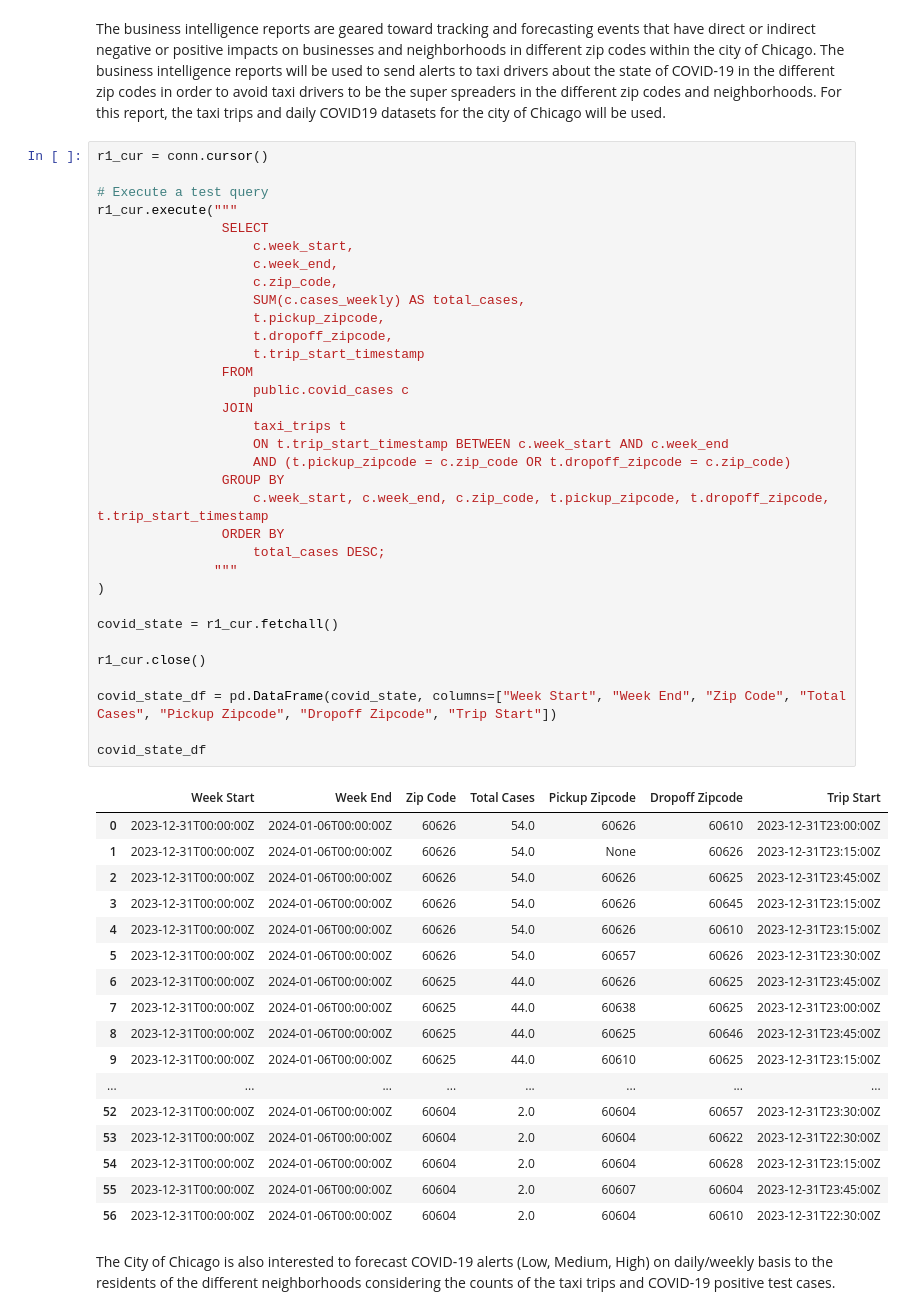
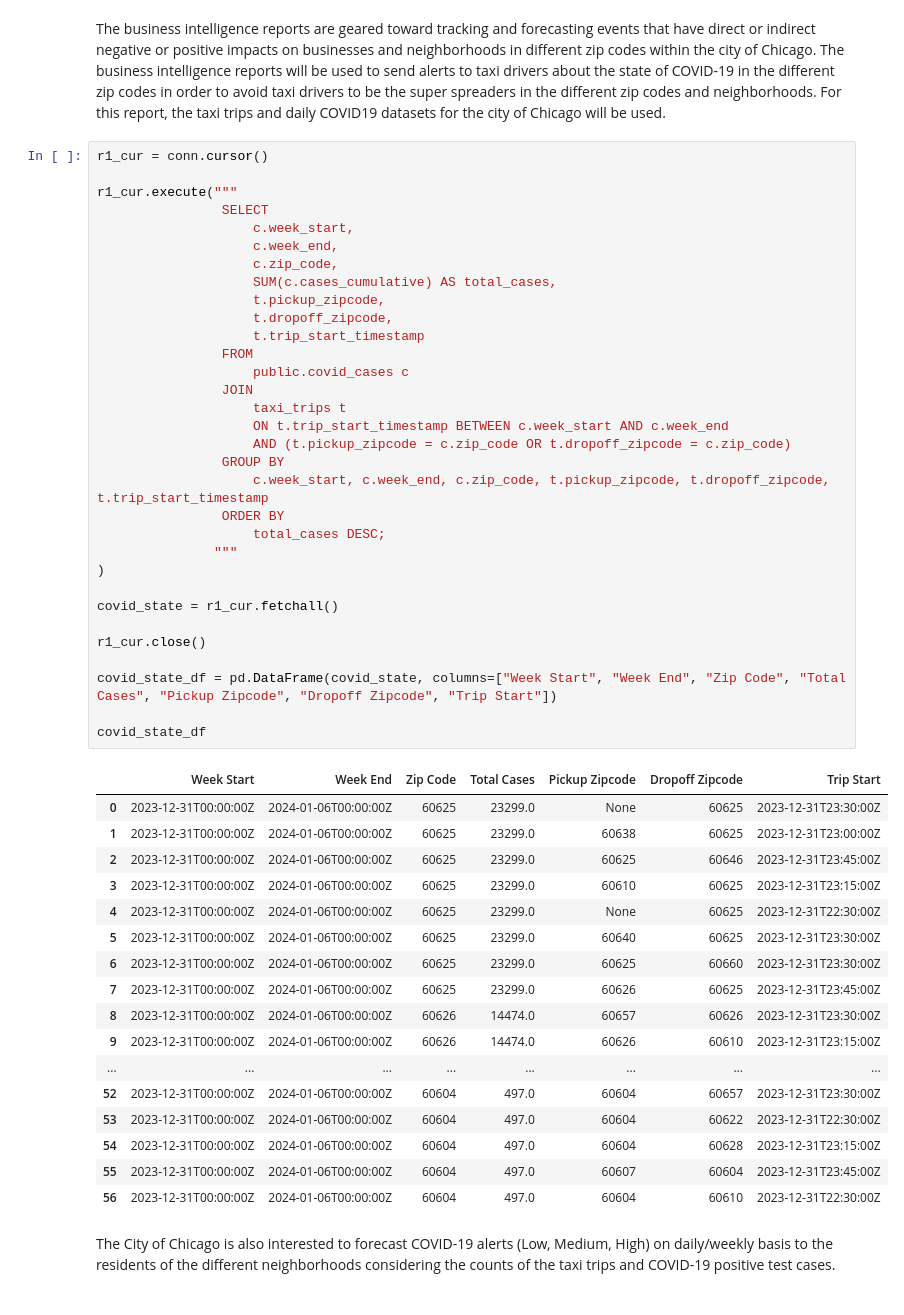
Before and after one commit to EliFreedman/MSDS-432, a Jupyter notebook: analysis/requirements.ipynb, the cells around one changed output. Cells and saved outputs as stored; diff of their text form.

```diff
--- a/analysis/requirements.ipynb
+++ b/analysis/requirements.ipynb
@@ -43,54 +43,53 @@ The business intelligence reports are geared toward tracking and forecasting eve
 # %%
 r1_cur = conn.cursor()
 
-# Execute a test query
 r1_cur.execute("""
                 SELECT
                     c.week_start,
                     c.week_end,
                     c.zip_code,
-                    SUM(c.cases_weekly) AS total_cases,
+                    SUM(c.cases_cumulative) AS total_cases,
                     t.pickup_zipcode,
                     t.dropoff_zipcode,
                     t.trip_start_timestamp
                 FROM
                     public.covid_cases c
                 JOIN
                     taxi_trips t
                     ON t.trip_start_timestamp BETWEEN c.week_start AND c.week_end
                     AND (t.pickup_zipcode = c.zip_code OR t.dropoff_zipcode = c.zip_code)
                 GROUP BY
                     c.week_start, c.week_end, c.zip_code, t.pickup_zipcode, t.dropoff_zipcode, t.trip_start_timestamp
                 ORDER BY
                     total_cases DESC;
                """
 )
 
 covid_state = r1_cur.fetchall()
 
 r1_cur.close()
 
 covid_state_df = pd.DataFrame(covid_state, columns=["Week Start", "Week End", "Zip Code", "Total Cases", "Pickup Zipcode", "Dropoff Zipcode", "Trip Start"])
 
 covid_state_df
 # %% [output]
 |  | Week Start | Week End | Zip Code | Total Cases | Pickup Zipcode | Dropoff Zipcode | Trip Start |
-| 0 | 2023-12-31T00:00:00Z | 2024-01-06T00:00:00Z | 60626 | 54.0 | 60626 | 60610 | 2023-12-31T23:00:00Z |
-| 1 | 2023-12-31T00:00:00Z | 2024-01-06T00:00:00Z | 60626 | 54.0 | None | 60626 | 2023-12-31T23:15:00Z |
-| 2 | 2023-12-31T00:00:00Z | 2024-01-06T00:00:00Z | 60626 | 54.0 | 60626 | 60625 | 2023-12-31T23:45:00Z |
-| 3 | 2023-12-31T00:00:00Z | 2024-01-06T00:00:00Z | 60626 | 54.0 | 60626 | 60645 | 2023-12-31T23:15:00Z |
-| 4 | 2023-12-31T00:00:00Z | 2024-01-06T00:00:00Z | 60626 | 54.0 | 60626 | 60610 | 2023-12-31T23:15:00Z |
-| 5 | 2023-12-31T00:00:00Z | 2024-01-06T00:00:00Z | 60626 | 54.0 | 60657 | 60626 | 2023-12-31T23:30:00Z |
-| 6 | 2023-12-31T00:00:00Z | 2024-01-06T00:00:00Z | 60625 | 44.0 | 60626 | 60625 | 2023-12-31T23:45:00Z |
-| 7 | 2023-12-31T00:00:00Z | 2024-01-06T00:00:00Z | 60625 | 44.0 | 60638 | 60625 | 2023-12-31T23:00:00Z |
-| 8 | 2023-12-31T00:00:00Z | 2024-01-06T00:00:00Z | 60625 | 44.0 | 60625 | 60646 | 2023-12-31T23:45:00Z |
-| 9 | 2023-12-31T00:00:00Z | 2024-01-06T00:00:00Z | 60625 | 44.0 | 60610 | 60625 | 2023-12-31T23:15:00Z |
+| 0 | 2023-12-31T00:00:00Z | 2024-01-06T00:00:00Z | 60625 | 23299.0 | None | 60625 | 2023-12-31T23:30:00Z |
+| 1 | 2023-12-31T00:00:00Z | 2024-01-06T00:00:00Z | 60625 | 23299.0 | 60638 | 60625 | 2023-12-31T23:00:00Z |
+| 2 | 2023-12-31T00:00:00Z | 2024-01-06T00:00:00Z | 60625 | 23299.0 | 60625 | 60646 | 2023-12-31T23:45:00Z |
+| 3 | 2023-12-31T00:00:00Z | 2024-01-06T00:00:00Z | 60625 | 23299.0 | 60610 | 60625 | 2023-12-31T23:15:00Z |
+| 4 | 2023-12-31T00:00:00Z | 2024-01-06T00:00:00Z | 60625 | 23299.0 | None | 60625 | 2023-12-31T22:30:00Z |
+| 5 | 2023-12-31T00:00:00Z | 2024-01-06T00:00:00Z | 60625 | 23299.0 | 60640 | 60625 | 2023-12-31T23:30:00Z |
+| 6 | 2023-12-31T00:00:00Z | 2024-01-06T00:00:00Z | 60625 | 23299.0 | 60625 | 60660 | 2023-12-31T23:30:00Z |
+| 7 | 2023-12-31T00:00:00Z | 2024-01-06T00:00:00Z | 60625 | 23299.0 | 60626 | 60625 | 2023-12-31T23:45:00Z |
+| 8 | 2023-12-31T00:00:00Z | 2024-01-06T00:00:00Z | 60626 | 14474.0 | 60657 | 60626 | 2023-12-31T23:30:00Z |
+| 9 | 2023-12-31T00:00:00Z | 2024-01-06T00:00:00Z | 60626 | 14474.0 | 60626 | 60610 | 2023-12-31T23:15:00Z |
 | ... | ... | ... | ... | ... | ... | ... | ... |
-| 52 | 2023-12-31T00:00:00Z | 2024-01-06T00:00:00Z | 60604 | 2.0 | 60604 | 60657 | 2023-12-31T23:30:00Z |
-| 53 | 2023-12-31T00:00:00Z | 2024-01-06T00:00:00Z | 60604 | 2.0 | 60604 | 60622 | 2023-12-31T22:30:00Z |
-| 54 | 2023-12-31T00:00:00Z | 2024-01-06T00:00:00Z | 60604 | 2.0 | 60604 | 60628 | 2023-12-31T23:15:00Z |
-| 55 | 2023-12-31T00:00:00Z | 2024-01-06T00:00:00Z | 60604 | 2.0 | 60607 | 60604 | 2023-12-31T23:45:00Z |
-| 56 | 2023-12-31T00:00:00Z | 2024-01-06T00:00:00Z | 60604 | 2.0 | 60604 | 60610 | 2023-12-31T22:30:00Z |
+| 52 | 2023-12-31T00:00:00Z | 2024-01-06T00:00:00Z | 60604 | 497.0 | 60604 | 60657 | 2023-12-31T23:30:00Z |
+| 53 | 2023-12-31T00:00:00Z | 2024-01-06T00:00:00Z | 60604 | 497.0 | 60604 | 60622 | 2023-12-31T22:30:00Z |
+| 54 | 2023-12-31T00:00:00Z | 2024-01-06T00:00:00Z | 60604 | 497.0 | 60604 | 60628 | 2023-12-31T23:15:00Z |
+| 55 | 2023-12-31T00:00:00Z | 2024-01-06T00:00:00Z | 60604 | 497.0 | 60607 | 60604 | 2023-12-31T23:45:00Z |
+| 56 | 2023-12-31T00:00:00Z | 2024-01-06T00:00:00Z | 60604 | 497.0 | 60604 | 60610 | 2023-12-31T22:30:00Z |
 # %% [markdown]
 The City of Chicago is also interested to forecast COVID-19 alerts (Low, Medium, High) on daily/weekly basis to the residents of the different neighborhoods considering the counts of the taxi trips and COVID-19 positive test cases.
 # %%
```
Also changed, not shown: parts of 2 cells of this notebook.
